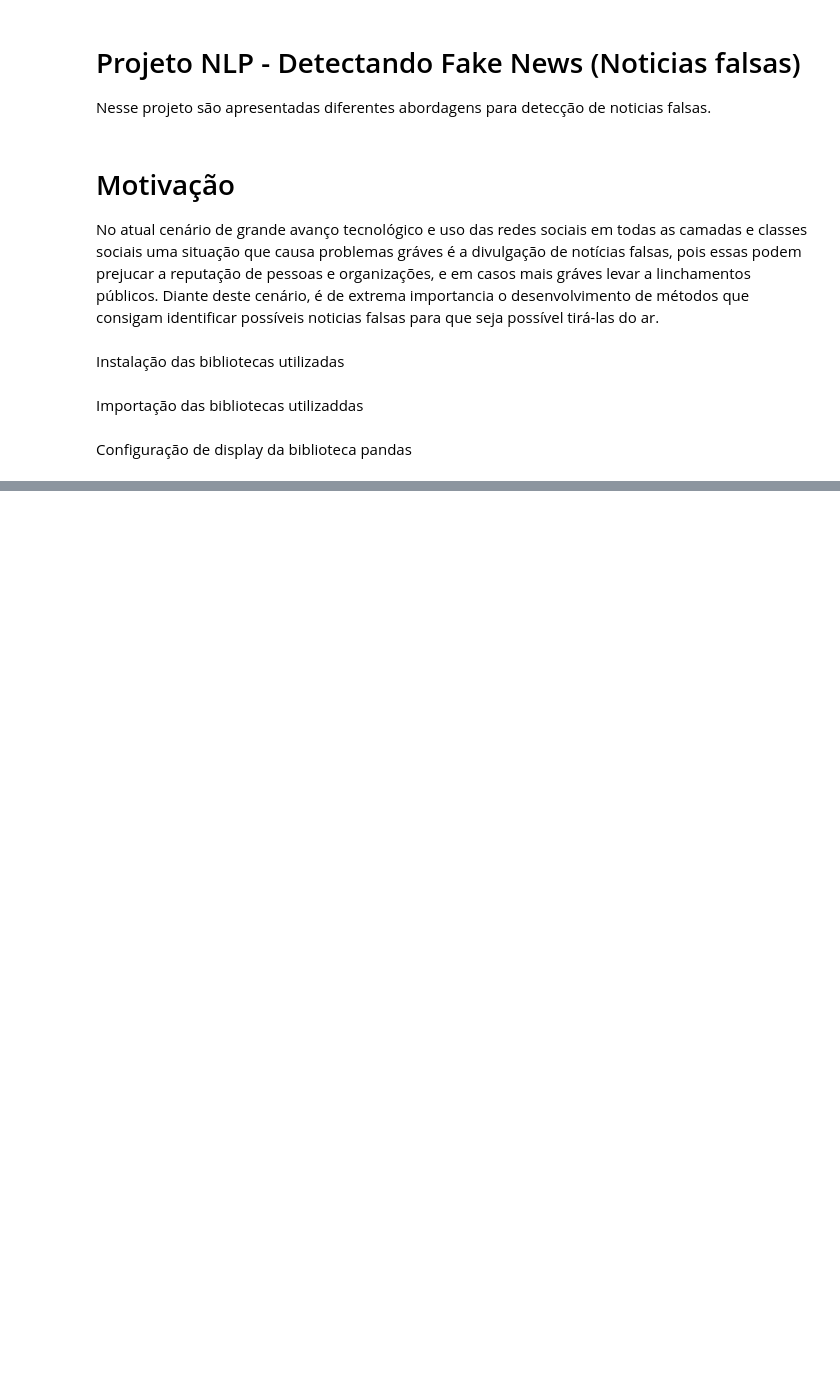
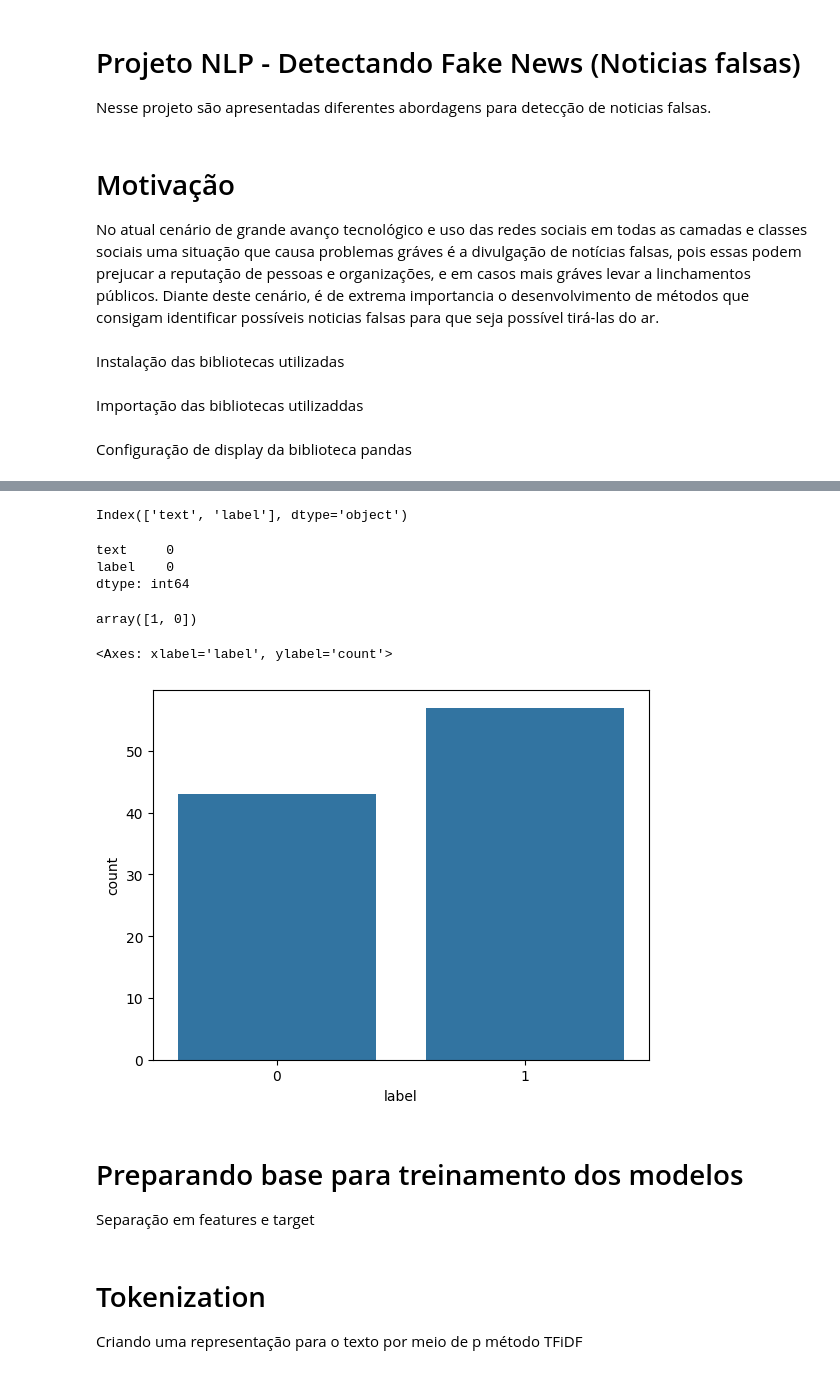
Before and after one commit to williansmprimo/NLP, a Jupyter notebook: detecting_fake_news/Detecting_Fake_News.ipynb, the cells around one changed output, grey strips where cells are left out. Drawn from its saved outputs; the diff is of its cells as text; code cells hidden in the pictures; blank space fills up the shorter version.

Commit message:
Versão com testes e métricas para o modelo SVC

```diff
--- a/detecting_fake_news/Detecting_Fake_News.ipynb
+++ b/detecting_fake_news/Detecting_Fake_News.ipynb
@@ -553,0 +42,15 @@ Com isso podemos dizer que o modelo utilizando "Simpletransformers" terá melhor
+# %%
+# Lendo os dados:
+with open('fake_news_data_set.json') as file:
+    data_set_json = json.load(file)
+
+# Use pd.json_normalize to convert the JSON to a DataFrame
+df_news = pd.json_normalize(data_set_json['rows'],
+                     meta=[['row', 'text'], ['row', 'label']])
+
+df_news.columns = ['index', '.', 'text', 'label']
+df_news['label'] = [int(label) for label in df_news['label']]
+df_news = df_news.drop(['.'], axis=1)
+df_news = df_news.set_index('index')
+
+df_news.head()
@@ -553,0 +78,26 @@ Com isso podemos dizer que o modelo utilizando "Simpletransformers" terá melhor
+# %%
+# Colunas da base de dados
+df_news.columns
+# %% [output]
+Index(['text', 'label'], dtype='object')
+# %%
+# Validando a existência de dados nulos, no caso não existe
+df_news.isnull().sum()
+# %% [output]
+text     0
+label    0
+dtype: int64
+# %%
+# Rótulos dos dados 0 - Notícia Real, 1 - Notícia falsa
+df_news['label'].unique()
+# %% [output]
+array([1, 0])
+# %%
+# Distribuição de positivos e negativos
+sns.countplot(data=df_news, x='label')
+# %% [output]
+<Axes: xlabel='label', ylabel='count'>
+[figure, added]
+# %% [markdown]
+# Preparando base para treinamento dos modelos
+Separação em features e target
@@ -553,0 +110,3 @@ Com isso podemos dizer que o modelo utilizando "Simpletransformers" terá melhor
+# %% [markdown]
+# Tokenization
+Criando uma representação para o texto por meio de p método TFiDF
```
Also changed, not shown: parts of 92 cells of this notebook, 1 other file.
